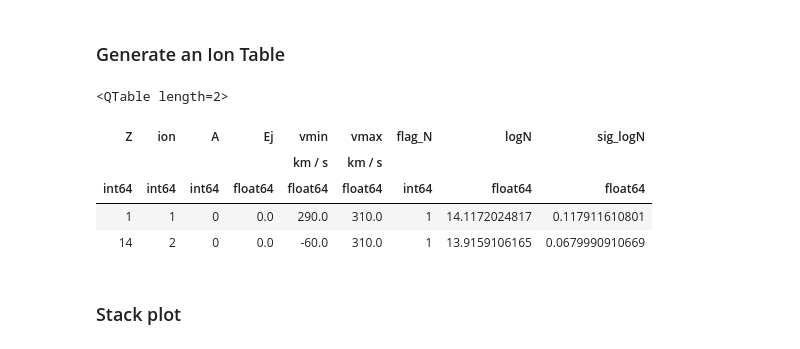
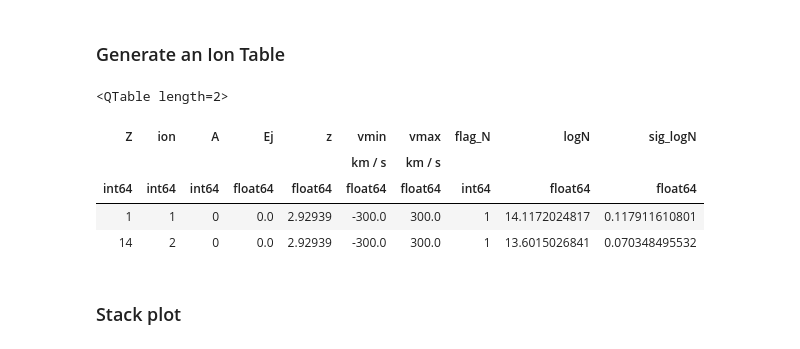
Before and after one commit to linetools/linetools, a Jupyter notebook: docs/examples/AbsComponent_examples.ipynb, the cells around one changed output. Drawn from its saved outputs; the diff is of its cells as text; code cells hidden in the pictures.

```diff
--- a/docs/examples/AbsComponent_examples.ipynb
+++ b/docs/examples/AbsComponent_examples.ipynb
@@ -150,16 +156,16 @@ comps
 # %% [markdown]
 ### Generate an Ion Table
 # %%
-reload(ltiu)
+imp.reload(ltiu)
 tbl = ltiu.iontable_from_components([abscomp,SiIIcomp,SiIIcomp2])
 tbl
 # %% [output]
 <QTable length=2>
-| Z | ion | A | Ej | vmin | vmax | flag_N | logN | sig_logN |
-|  |  |  |  | km / s | km / s |  |  |  |
-| int64 | int64 | int64 | float64 | float64 | float64 | int64 | float64 | float64 |
-| 1 | 1 | 0 | 0.0 | 290.0 | 310.0 | 1 | 14.1172024817 | 0.117911610801 |
-| 14 | 2 | 0 | 0.0 | -60.0 | 310.0 | 1 | 13.9159106165 | 0.0679990910669 |
+| Z | ion | A | Ej | z | vmin | vmax | flag_N | logN | sig_logN |
+|  |  |  |  |  | km / s | km / s |  |  |  |
+| int64 | int64 | int64 | float64 | float64 | float64 | float64 | int64 | float64 | float64 |
+| 1 | 1 | 0 | 0.0 | 2.92939 | -300.0 | 300.0 | 1 | 14.1172024817 | 0.117911610801 |
+| 14 | 2 | 0 | 0.0 | 2.92939 | -300.0 | 300.0 | 1 | 13.6015026841 | 0.070348495532 |
 # %% [markdown]
 ### Stack plot
 # %% [markdown]
```
Also changed, not shown: parts of 12 cells of this notebook, 5 other files.
